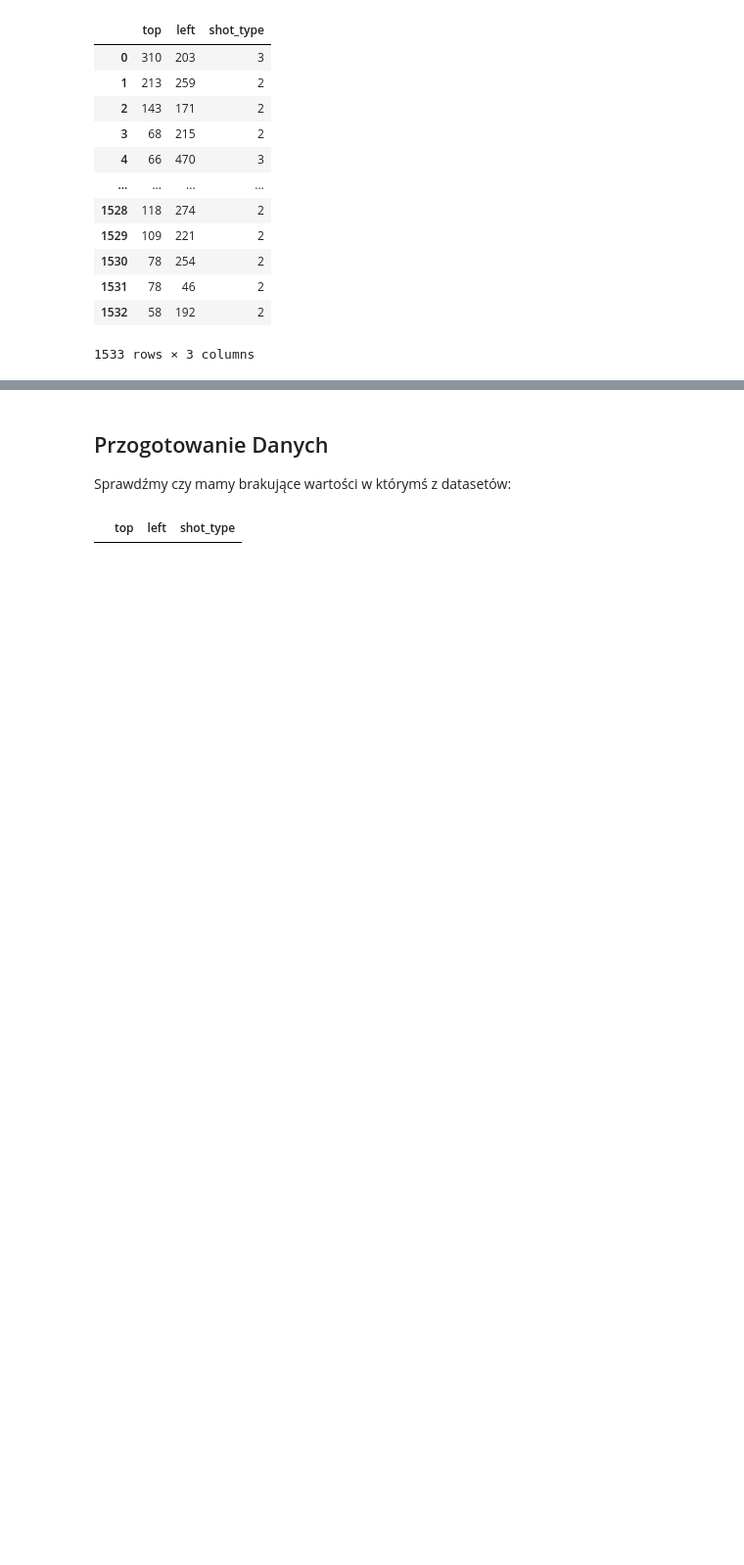
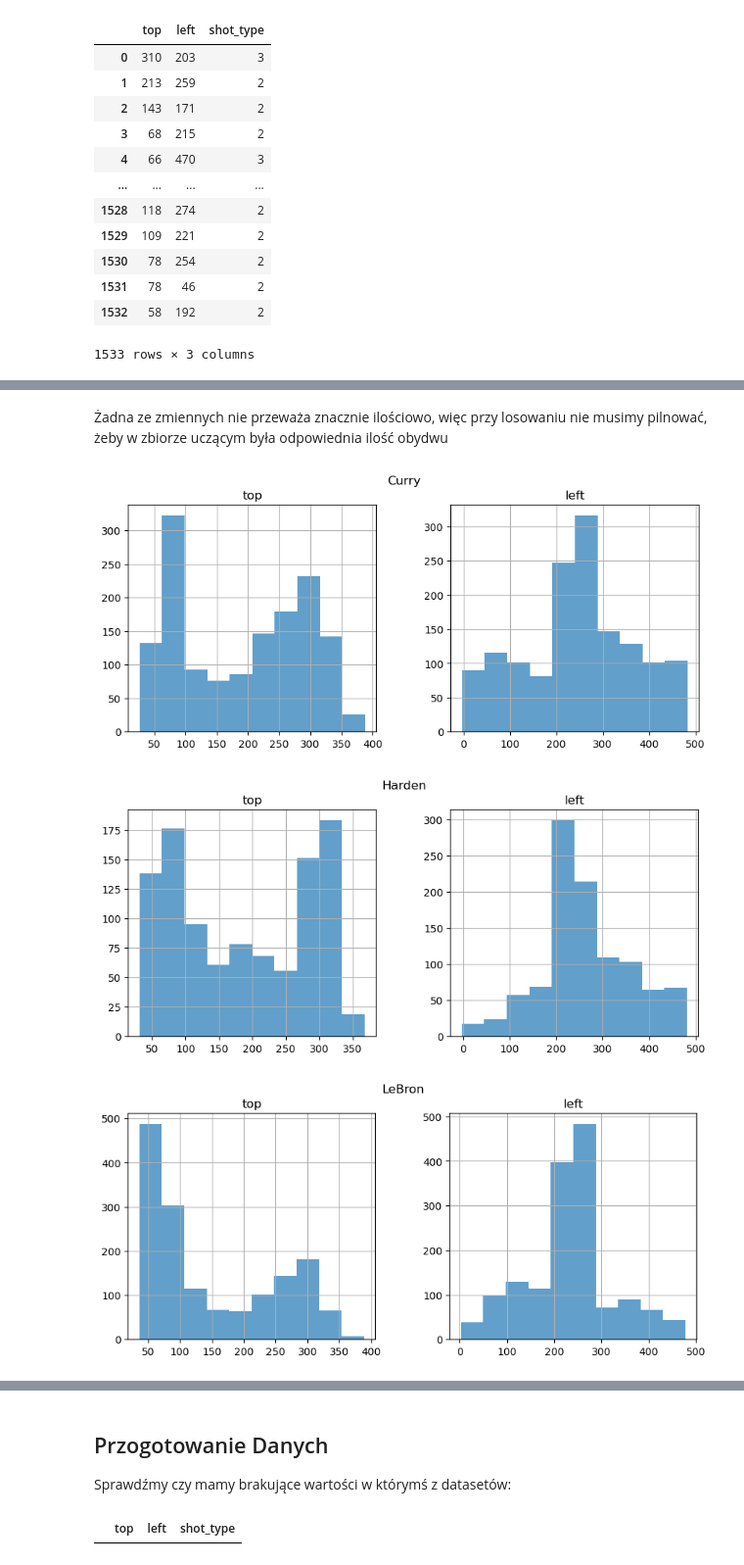
Before and after one commit to MichalBrodackiPJA/Eksploracja-i-Wizualizacja-Danych, a Jupyter notebook: Projekt_koncowy/Projekt.ipynb, the cells around one changed output, grey strips where cells are left out. Shown at 98% size. Cells and saved outputs as stored; diff of their text form; code cells hidden in the pictures; blank space fills up the shorter version.

```diff
--- a/Projekt_koncowy/Projekt.ipynb
+++ b/Projekt_koncowy/Projekt.ipynb
@@ -68,0 +111,20 @@ Lebron
+# %% [markdown]
+Żadna ze zmiennych nie przeważa znacznie ilościowo, więc przy losowaniu nie musimy pilnować, żeby w zbiorze uczącym była odpowiednia ilość obydwu
+# %%
+def create_histograms(df, title):
+    df.hist(column=['top', 'left'], bins=10, alpha=0.7, figsize=(10, 4))
+    plt.suptitle(title)
+    plt.show()
+
+# Tworzenie histogramów dla Curry
+create_histograms(Curry, 'Curry')
+
+# Tworzenie histogramów dla Harden
+create_histograms(Harden, 'Harden')
+
+# Tworzenie histogramów dla LeBron
+create_histograms(Lebron, 'LeBron')
+# %% [output]
+[figure, added]
+[figure, added]
+[figure, added]
```
Also changed, not shown: parts of 25 cells of this notebook.
